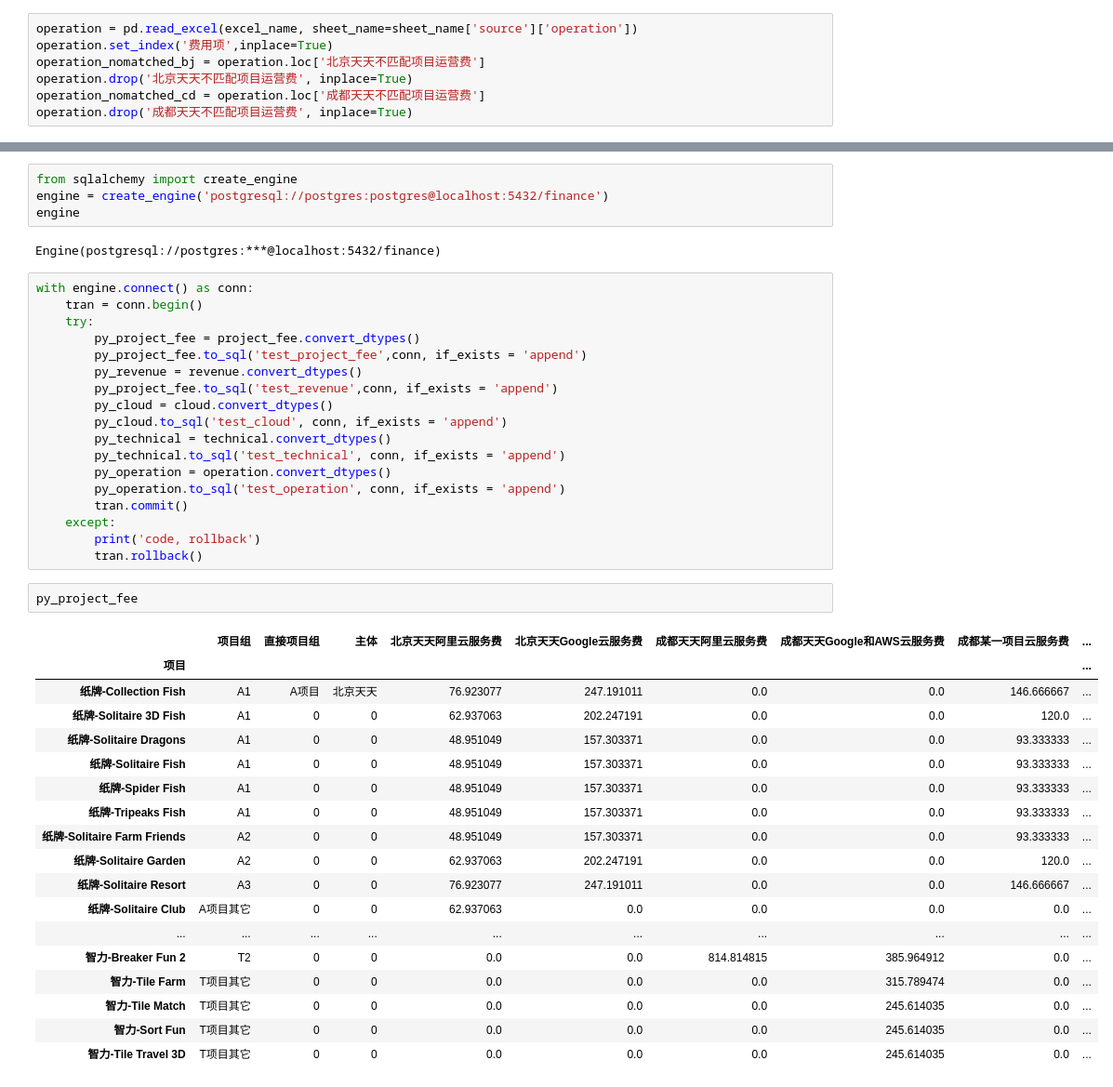
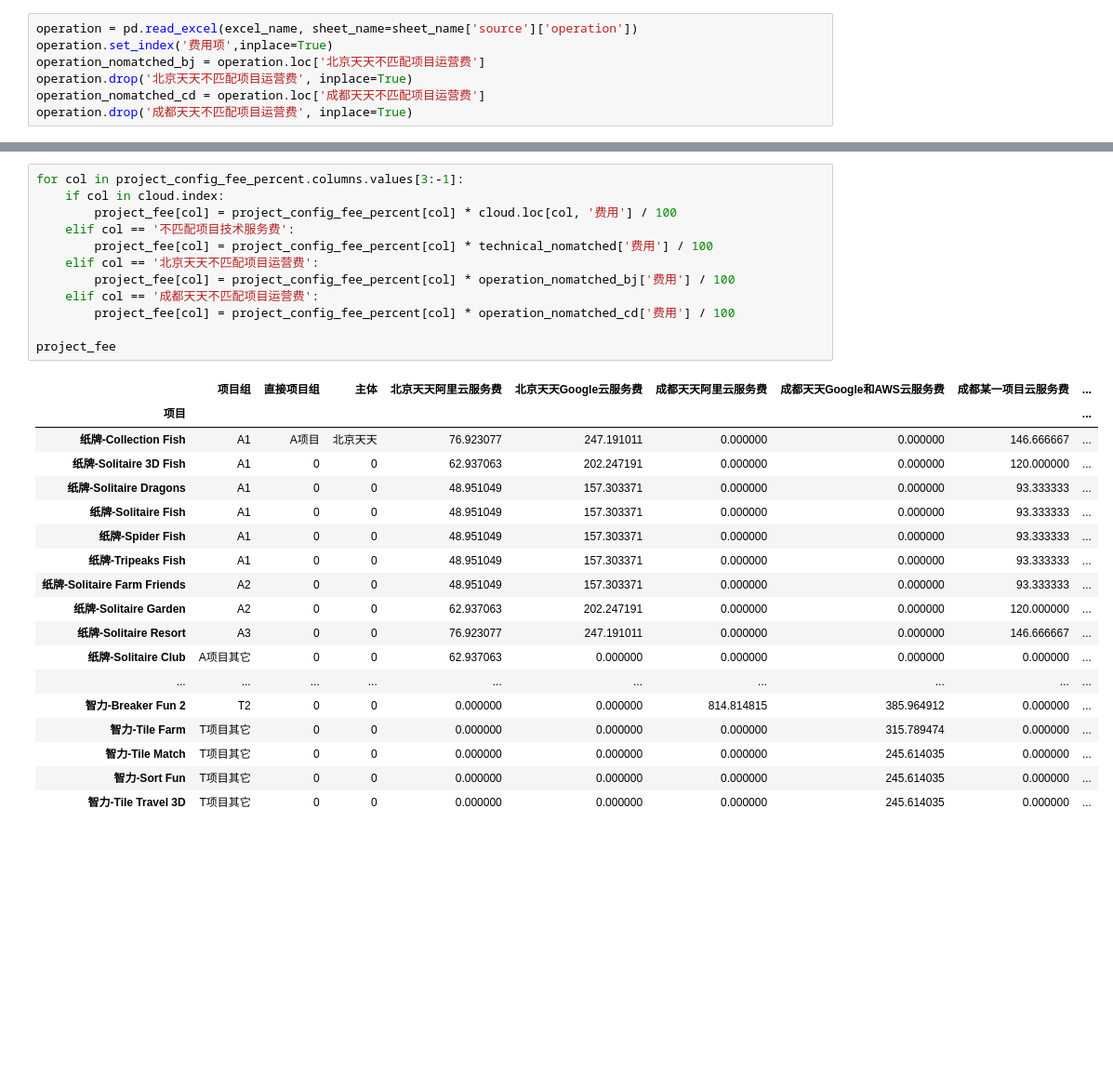
Before and after one commit to liaozhonghui/python-excel, a Jupyter notebook: 云服务费-技术服务费-运营费用.ipynb, the cells around one changed output, grey strips where cells are left out. Shown at 93% size. Saved outputs shown, nothing was run; the diff lists cells and outputs as text; blank space fills up the shorter version.

```diff
--- a/云服务费-技术服务费-运营费用.ipynb
+++ b/云服务费-技术服务费-运营费用.ipynb
@@ -262,45 +231,31 @@ See the caveats in the documentation: https://pandas.pydata.org/pandas-docs/stab
-# %%
-from sqlalchemy import create_engine
-engine = create_engine('postgresql://postgres:postgres@localhost:5432/finance')
-engine
-# %% [output]
-Engine(postgresql://postgres:***@localhost:5432/finance)
-# %%
-with engine.connect() as conn:
-    tran = conn.begin()
-    try:
-        py_project_fee = project_fee.convert_dtypes()
-        py_project_fee.to_sql('test_project_fee',conn, if_exists = 'append')
-        py_revenue = revenue.convert_dtypes()
-        py_project_fee.to_sql('test_revenue',conn, if_exists = 'append')
-        py_cloud = cloud.convert_dtypes()
-        py_cloud.to_sql('test_cloud', conn, if_exists = 'append')
-        py_technical = technical.convert_dtypes()
-        py_technical.to_sql('test_technical', conn, if_exists = 'append')
-        py_operation = operation.convert_dtypes()
-        py_operation.to_sql('test_operation', conn, if_exists = 'append')
-        tran.commit()
-    except:
-        print('code, rollback')
-        tran.rollback()
-# %%
-py_project_fee
-# %% [output]
-|  | 项目组 | 直接项目组 | 主体 | 北京天天阿里云服务费 | 北京天天Google云服务费 | 成都天天阿里云服务费 | 成都天天Google和AWS云服务费 | 成都某一项目云服务费 | ... |
-| 项目 |  |  |  |  |  |  |  |  | ... |
-| 纸牌-Collection Fish | A1 | A项目 | 北京天天 | 76.923077 | 247.191011 | 0.0 | 0.0 | 146.666667 | ... |
-| 纸牌-Solitaire 3D Fish | A1 | 0 | 0 | 62.937063 | 202.247191 | 0.0 | 0.0 | 120.0 | ... |
-| 纸牌-Solitaire Dragons | A1 | 0 | 0 | 48.951049 | 157.303371 | 0.0 | 0.0 | 93.333333 | ... |
-| 纸牌-Solitaire Fish | A1 | 0 | 0 | 48.951049 | 157.303371 | 0.0 | 0.0 | 93.333333 | ... |
-| 纸牌-Spider Fish | A1 | 0 | 0 | 48.951049 | 157.303371 | 0.0 | 0.0 | 93.333333 | ... |
-| 纸牌-Tripeaks Fish | A1 | 0 | 0 | 48.951049 | 157.303371 | 0.0 | 0.0 | 93.333333 | ... |
-| 纸牌-Solitaire Farm Friends | A2 | 0 | 0 | 48.951049 | 157.303371 | 0.0 | 0.0 | 93.333333 | ... |
-| 纸牌-Solitaire Garden | A2 | 0 | 0 | 62.937063 | 202.247191 | 0.0 | 0.0 | 120.0 | ... |
-| 纸牌-Solitaire Resort | A3 | 0 | 0 | 76.923077 | 247.191011 | 0.0 | 0.0 | 146.666667 | ... |
-| 纸牌-Solitaire Club | A项目其它 | 0 | 0 | 62.937063 | 0.0 | 0.0 | 0.0 | 0.0 | ... |
-| ... | ... | ... | ... | ... | ... | ... | ... | ... | ... |
-| 智力-Breaker Fun 2 | T2 | 0 | 0 | 0.0 | 0.0 | 814.814815 | 385.964912 | 0.0 | ... |
-| 智力-Tile Farm | T项目其它 | 0 | 0 | 0.0 | 0.0 | 0.0 | 315.789474 | 0.0 | ... |
-| 智力-Tile Match | T项目其它 | 0 | 0 | 0.0 | 0.0 | 0.0 | 245.614035 | 0.0 | ... |
-| 智力-Sort Fun | T项目其它 | 0 | 0 | 0.0 | 0.0 | 0.0 | 245.614035 | 0.0 | ... |
-| 智力-Tile Travel 3D | T项目其它 | 0 | 0 | 0.0 | 0.0 | 0.0 | 245.614035 | 0.0 | ... |
+# %%
+for col in project_config_fee_percent.columns.values[3:-1]:
+    if col in cloud.index:
+        project_fee[col] = project_config_fee_percent[col] * cloud.loc[col, '费用'] / 100
+    elif col == '不匹配项目技术服务费':
+        project_fee[col] = project_config_fee_percent[col] * technical_nomatched['费用'] / 100
+    elif col == '北京天天不匹配项目运营费':
+        project_fee[col] = project_config_fee_percent[col] * operation_nomatched_bj['费用'] / 100
+    elif col == '成都天天不匹配项目运营费':
+        project_fee[col] = project_config_fee_percent[col] * operation_nomatched_cd['费用'] / 100
+
+project_fee
+# %% [output]
+|  | 项目组 | 直接项目组 | 主体 | 北京天天阿里云服务费 | 北京天天Google云服务费 | 成都天天阿里云服务费 | 成都天天Google和AWS云服务费 | 成都某一项目云服务费 | ... |
+| 项目 |  |  |  |  |  |  |  |  | ... |
+| 纸牌-Collection Fish | A1 | A项目 | 北京天天 | 76.923077 | 247.191011 | 0.000000 | 0.000000 | 146.666667 | ... |
+| 纸牌-Solitaire 3D Fish | A1 | 0 | 0 | 62.937063 | 202.247191 | 0.000000 | 0.000000 | 120.000000 | ... |
+| 纸牌-Solitaire Dragons | A1 | 0 | 0 | 48.951049 | 157.303371 | 0.000000 | 0.000000 | 93.333333 | ... |
+| 纸牌-Solitaire Fish | A1 | 0 | 0 | 48.951049 | 157.303371 | 0.000000 | 0.000000 | 93.333333 | ... |
+| 纸牌-Spider Fish | A1 | 0 | 0 | 48.951049 | 157.303371 | 0.000000 | 0.000000 | 93.333333 | ... |
+| 纸牌-Tripeaks Fish | A1 | 0 | 0 | 48.951049 | 157.303371 | 0.000000 | 0.000000 | 93.333333 | ... |
+| 纸牌-Solitaire Farm Friends | A2 | 0 | 0 | 48.951049 | 157.303371 | 0.000000 | 0.000000 | 93.333333 | ... |
+| 纸牌-Solitaire Garden | A2 | 0 | 0 | 62.937063 | 202.247191 | 0.000000 | 0.000000 | 120.000000 | ... |
+| 纸牌-Solitaire Resort | A3 | 0 | 0 | 76.923077 | 247.191011 | 0.000000 | 0.000000 | 146.666667 | ... |
+| 纸牌-Solitaire Club | A项目其它 | 0 | 0 | 62.937063 | 0.000000 | 0.000000 | 0.000000 | 0.000000 | ... |
+| ... | ... | ... | ... | ... | ... | ... | ... | ... | ... |
+| 智力-Breaker Fun 2 | T2 | 0 | 0 | 0.000000 | 0.000000 | 814.814815 | 385.964912 | 0.000000 | ... |
+| 智力-Tile Farm | T项目其它 | 0 | 0 | 0.000000 | 0.000000 | 0.000000 | 315.789474 | 0.000000 | ... |
+| 智力-Tile Match | T项目其它 | 0 | 0 | 0.000000 | 0.000000 | 0.000000 | 245.614035 | 0.000000 | ... |
+| 智力-Sort Fun | T项目其它 | 0 | 0 | 0.000000 | 0.000000 | 0.000000 | 245.614035 | 0.000000 | ... |
+| 智力-Tile Travel 3D | T项目其它 | 0 | 0 | 0.000000 | 0.000000 | 0.000000 | 245.614035 | 0.000000 | ... |
```
Also changed, not shown: parts of 11 cells of this notebook, 4 other files.
